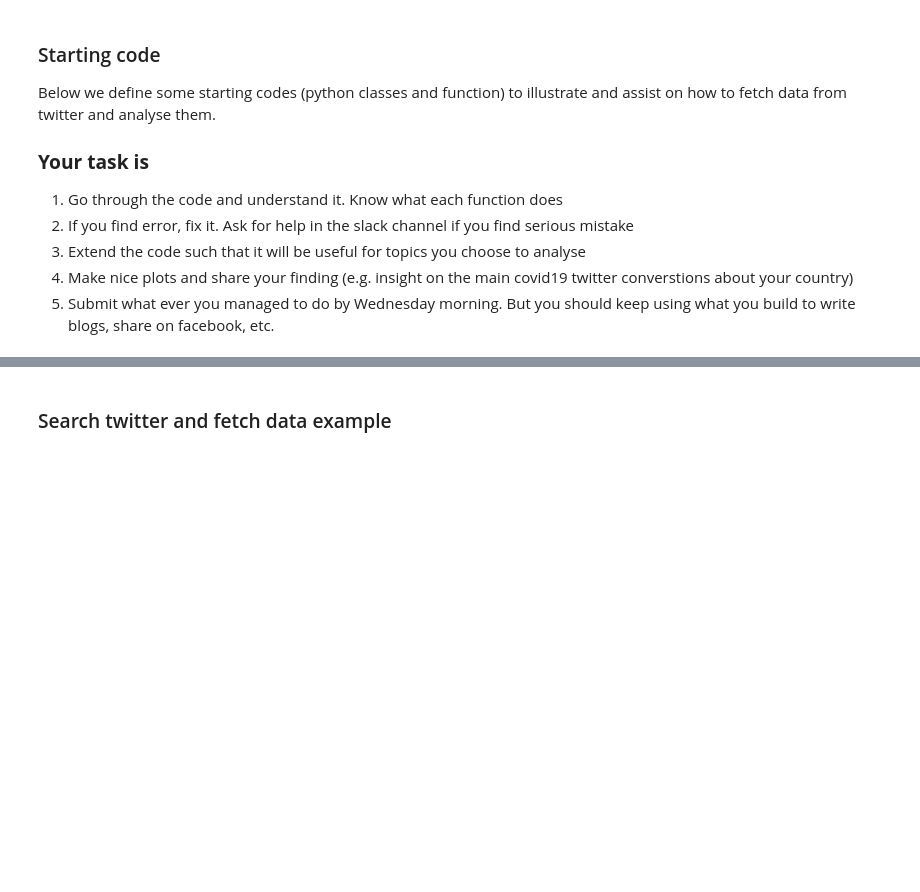
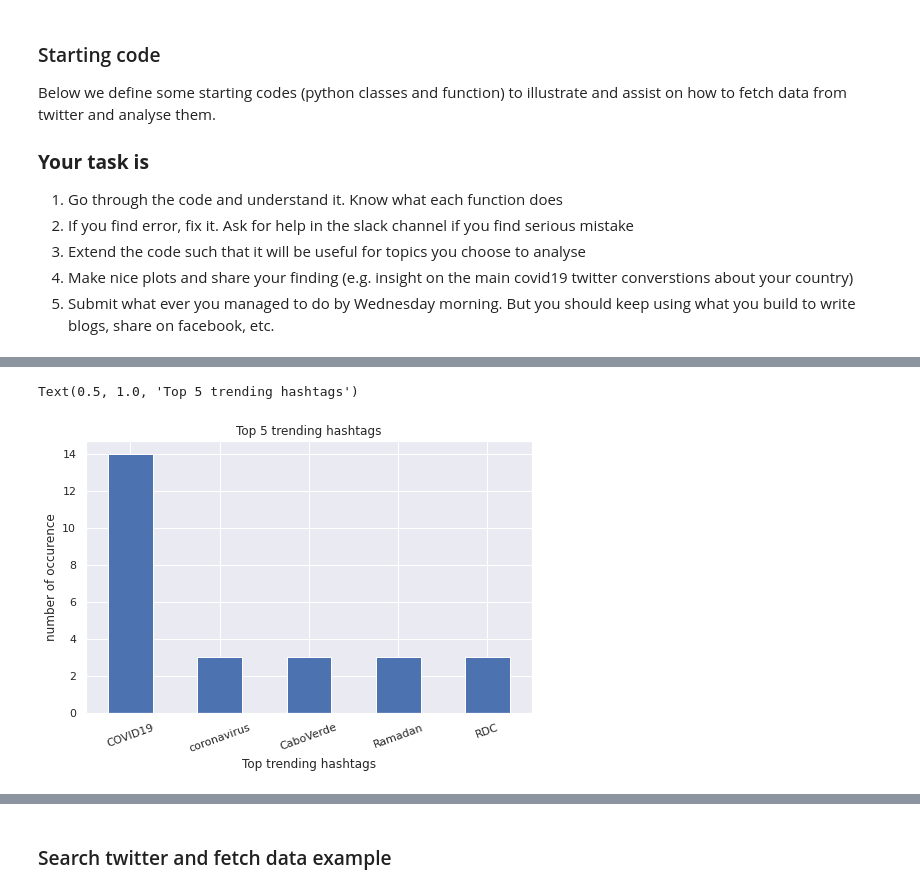
Before and after one commit to stephyi/Social_Media_Influencers, a Jupyter notebook: twitter_challenge.ipynb, the cells around one changed output, grey strips where cells are left out. Drawn from its saved outputs; the diff is of its cells as text; code cells hidden in the pictures; blank space fills up the shorter version.

```diff
--- a/twitter_challenge.ipynb
+++ b/twitter_challenge.ipynb
@@ -396,0 +684,2 @@ relevance_score=comments-mentions_in_other_tweets
+# %%
+df1=gvt_tweets.sort_values(by=['original_author','retweet_count'],ascending=False).groupby('original_author').head(10)
@@ -396,0 +695,10 @@ relevance_score=comments-mentions_in_other_tweets
+# %%
+#Top trending hashtags and visualizing a bar graph
+fig,ax=plt.subplots()
+plt.xlabel('Top trending hashtags')
+df1['hashtags'].value_counts().head(5).plot(ax=ax,kind='bar',figsize=(8,5),rot=20)
+plt.ylabel('number of occurence')
+plt.title('Top 5 trending hashtags')
+# %% [output]
+Text(0.5, 1.0, 'Top 5 trending hashtags')
+[figure, added]
```
Also changed, not shown: parts of 59 cells of this notebook.
